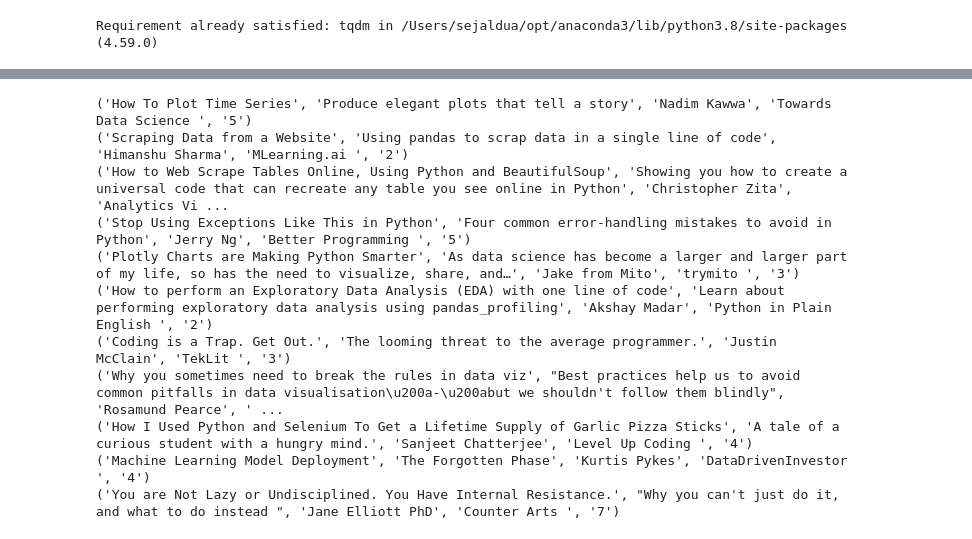
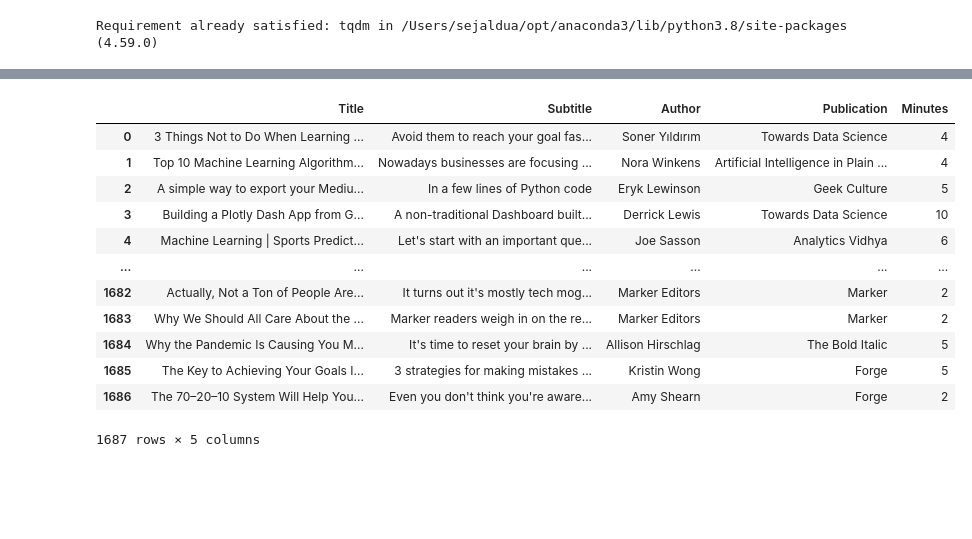
Before and after one commit to sejaldua/digesting-the-digest, a Jupyter notebook: medium-digest-scraper.ipynb, the cells around one changed output, grey strips where cells are left out. Drawn from its saved outputs; the diff is of its cells as text; code cells hidden in the pictures; blank space fills up the shorter version.

```diff
--- a/medium-digest-scraper.ipynb
+++ b/medium-digest-scraper.ipynb
@@ -44,29 +11,45 @@ service, messages = get_data()
 # %%
 import base64
 import re
+from tqdm import tqdm
 
-message = messages[0]
-# print(message)
-msg = service.users().messages().get(userId='me', id=message['id'], format='full').execute()
+def parse_email_digest(content):
+    """ Returns a list of article information
+        title, subtitle, author, publication, minutes (reading time)"""
 
-# Get the right body data item (this part was my Heureka-moment as there are several 'data' keys)
-content = msg['payload']['parts'][0]['body']['data']
+    msg_body = base64.urlsafe_b64decode(content).decode('utf-8')
+    text = re.sub(r'\(https?:\S+.*\)', '', msg_body, flags=re.MULTILINE).strip('\r')
+    # print(text.encode('utf=8'))
+    articles = [list(match) for match in re.findall('(.*)\r\n\r\n(.*)\r\n\r\n(.*) \r\n in (.*)\r\n*·(.*) min read', text, re.MULTILINE)]
+    return articles
 
-# Encode
-msg_body = base64.urlsafe_b64decode(content).decode('utf-8')
-text = re.sub(r'\(https?:\S+.*\)', '', msg_body, flags=re.MULTILINE).strip('\r')
-# print(text.encode('utf=8'))
-for match in re.findall('(.*)\r\n\r\n(.*)\r\n\r\n(.*) \r\n in (.*)\r\n*·(.*) min read', text, re.MULTILINE):
-    print(match)
+data = []
+for message in tqdm(messages):
+    # Get an email by id
+    msg = service.users().messages().get(userId='me', id=message['id'], format='full').execute()
+
+    # Get the email body
+    content = msg['payload']['parts'][0]['body']['data']
+
+    # Extract article information for all articles featured in daily digest
+    for article in parse_email_digest(content):
+        data.append(article)
-# %% [output]
-('How To Plot Time Series', 'Produce elegant plots that tell a story', 'Nadim Kawwa', 'Towards Data Science ', '5')
-('Scraping Data from a Website', 'Using pandas to scrap data in a single line of code', 'Himanshu Sharma', 'MLearning.ai ', '2')
-('How to Web Scrape Tables Online, Using Python and BeautifulSoup', 'Showing you how to create a universal code that can recreate any table you see online in Python', 'Christopher Zita', 'Analytics Vi ...
-('Stop Using Exceptions Like This in Python', 'Four common error-handling mistakes to avoid in Python', 'Jerry Ng', 'Better Programming ', '5')
-('Plotly Charts are Making Python Smarter', 'As data science has become a larger and larger part of my life, so has the need to visualize, share, and…', 'Jake from Mito', 'trymito ', '3')
-('How to perform an Exploratory Data Analysis (EDA) with one line of code', 'Learn about performing exploratory data analysis using pandas_profiling', 'Akshay Madar', 'Python in Plain English ', '2')
-('Coding is a Trap. Get Out.', 'The looming threat to the average programmer.', 'Justin McClain', 'TekLit ', '3')
-('Why you sometimes need to break the rules in data viz', "Best practices help us to avoid common pitfalls in data visualisation\u200a-\u200abut we shouldn't follow them blindly", 'Rosamund Pearce', ' ...
-('How I Used Python and Selenium To Get a Lifetime Supply of Garlic Pizza Sticks', 'A tale of a curious student with a hungry mind.', 'Sanjeet Chatterjee', 'Level Up Coding ', '4')
-('Machine Learning Model Deployment', 'The Forgotten Phase', 'Kurtis Pykes', 'DataDrivenInvestor ', '4')
-('You are Not Lazy or Undisciplined. You Have Internal Resistance.', "Why you can't just do it, and what to do instead ", 'Jane Elliott PhD', 'Counter Arts ', '7')
+# %%
+import pandas as pd
+df = pd.DataFrame(data, columns = ['Title', 'Subtitle', 'Author', 'Publication', 'Minutes'])
+df['Minutes'] = df['Minutes'].astype(int)
+df
+# %% [output]
+|  | Title | Subtitle | Author | Publication | Minutes |
+| 0 | 3 Things Not to Do When Learning ... | Avoid them to reach your goal fas... | Soner Yıldırım | Towards Data Science | 4 |
+| 1 | Top 10 Machine Learning Algorithm... | Nowadays businesses are focusing ... | Nora Winkens | Artificial Intelligence in Plain ... | 4 |
+| 2 | A simple way to export your Mediu... | In a few lines of Python code | Eryk Lewinson | Geek Culture | 5 |
+| 3 | Building a Plotly Dash App from G... | A non-traditional Dashboard built... | Derrick Lewis | Towards Data Science | 10 |
+| 4 | Machine Learning | Sports Predict... | Let's start with an important que... | Joe Sasson | Analytics Vidhya | 6 |
+| ... | ... | ... | ... | ... | ... |
+| 1682 | Actually, Not a Ton of People Are... | It turns out it's mostly tech mog... | Marker Editors | Marker | 2 |
+| 1683 | Why We Should All Care About the ... | Marker readers weigh in on the re... | Marker Editors | Marker | 2 |
+| 1684 | Why the Pandemic Is Causing You M... | It's time to reset your brain by ... | Allison Hirschlag | The Bold Italic | 5 |
+| 1685 | The Key to Achieving Your Goals I... | 3 strategies for making mistakes ... | Kristin Wong | Forge | 5 |
+| 1686 | The 70–20–10 System Will Help You... | Even you don't think you're aware... | Amy Shearn | Forge | 2 |
+1687 rows × 5 columns
```
Also changed, not shown: parts of 21 cells of this notebook, 11 other files.
